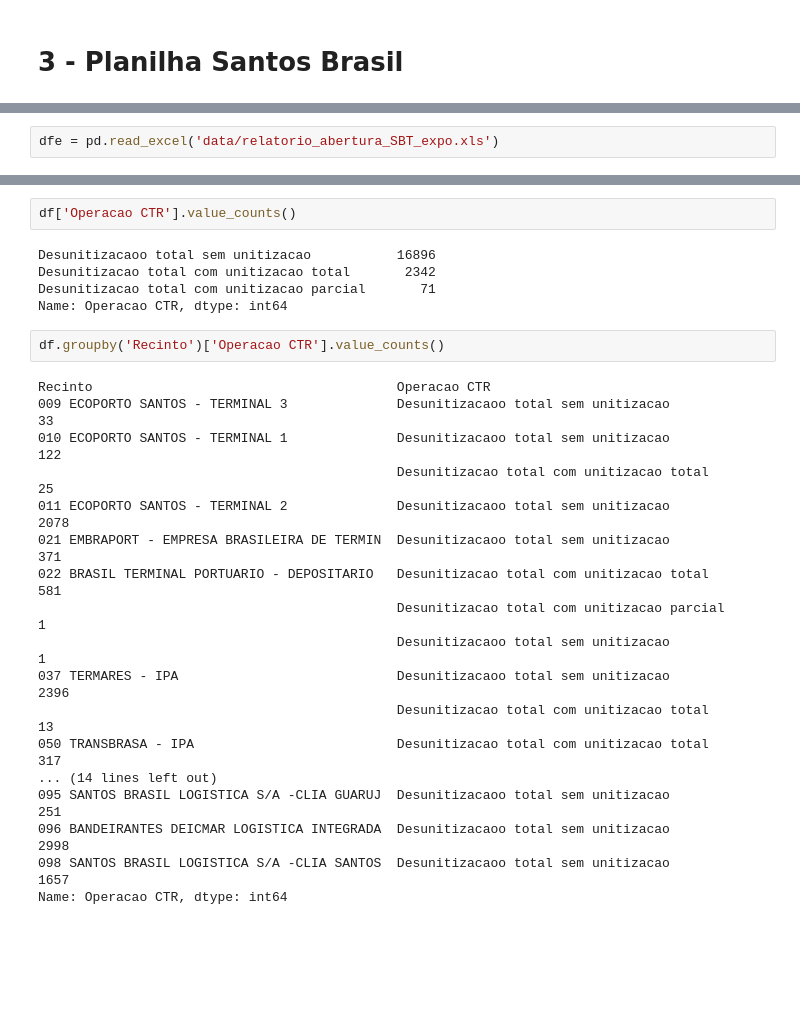
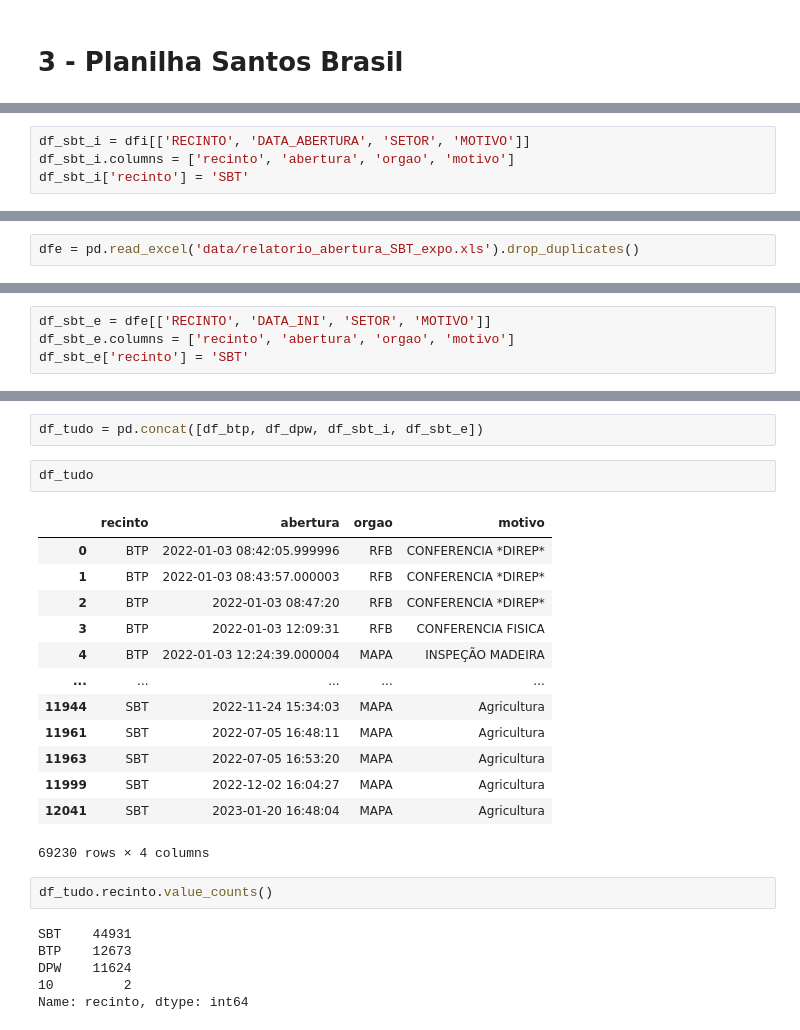
Before and after one commit to IvanBrasilico/bhadrasana2, a Jupyter notebook: notebooks/Relatório de aberturas.ipynb, the cells around one changed output, grey strips where cells are left out. Saved outputs shown, nothing was run; the diff lists cells and outputs as text; blank space fills up the shorter version.

```diff
--- a/notebooks/Relatório de aberturas.ipynb
+++ b/notebooks/Relatório de aberturas.ipynb
@@ -112,3 +128,7 @@ dfi.head()
 | 2 | 8931356 | Desova Armazém | DESPACH | 1.522050e+14 | 202200863950 | 5004004 | SEKU4346206 | 00018 2022 | CAP SAN AUGUSTIN | ... |
 | 3 | 8931356 | Agricultura | MAPA | 1.522050e+14 | 202201124620 | 5005109 | MSKU6676148 | 00115 2022 | MAERSK LAVRAS | ... |
 | 4 | 8931356 | Desova Armazém | DESPACH | 1.521053e+14 | 202203770243 | 4997417 | PCIU1939117 | 04924 2021 | YM TRUST | ... |
+# %%
+df_sbt_i = dfi[['RECINTO', 'DATA_ABERTURA', 'SETOR', 'MOTIVO']]
+df_sbt_i.columns = ['recinto', 'abertura', 'orgao', 'motivo']
+df_sbt_i['recinto'] = 'SBT'
@@ -140,7 +166,7 @@ EB             5
 INMETRO        3
 Name: SETOR, dtype: int64
 # %%
-dfe = pd.read_excel('data/relatorio_abertura_SBT_expo.xls')
+dfe = pd.read_excel('data/relatorio_abertura_SBT_expo.xls').drop_duplicates()
 # %%
 dfe.head()
 # %% [output]
@@ -150,3 +176,7 @@ dfe.head()
 | 2 | 8931356 | Agricultura | MAPA | 22BR0003642257 | MNBU3144258 | CAP SAN ANTONIO | 22/0172 | 0250087,MLBR2379504 | MLBR2175925 | ... |
 | 3 | 8931356 | Agricultura | MAPA | 22BR0009763552 | MSWU0002822 | CAP SAN MARCO | 22/0873 | 001832,0274304,MLBR2628206 | AMC000186 | ... |
 | 4 | 8931356 | Agricultura | MAPA | 22BR0009750000 | SUDU6770517 | CAP SAN MARCO | 22/0873 | 0273242,MLBR2368891 | AMC000121 | ... |
+# %%
+df_sbt_e = dfe[['RECINTO', 'DATA_INI', 'SETOR', 'MOTIVO']]
+df_sbt_e.columns = ['recinto', 'abertura', 'orgao', 'motivo']
+df_sbt_e['recinto'] = 'SBT'
@@ -211,27 +211,26 @@ df.head()
-# %%
-df['Operacao CTR'].value_counts()
-# %% [output]
-Desunitizacaoo total sem unitizacao           16896
-Desunitizacao total com unitizacao total       2342
-Desunitizacao total com unitizacao parcial       71
-Name: Operacao CTR, dtype: int64
-# %%
-df.groupby('Recinto')['Operacao CTR'].value_counts()
-# %% [output]
-Recinto                                       Operacao CTR
-009 ECOPORTO SANTOS - TERMINAL 3              Desunitizacaoo total sem unitizacao             33
-010 ECOPORTO SANTOS - TERMINAL 1              Desunitizacaoo total sem unitizacao            122
-                                              Desunitizacao total com unitizacao total        25
-011 ECOPORTO SANTOS - TERMINAL 2              Desunitizacaoo total sem unitizacao           2078
-021 EMBRAPORT - EMPRESA BRASILEIRA DE TERMIN  Desunitizacaoo total sem unitizacao            371
-022 BRASIL TERMINAL PORTUARIO - DEPOSITARIO   Desunitizacao total com unitizacao total       581
-                                              Desunitizacao total com unitizacao parcial       1
-                                              Desunitizacaoo total sem unitizacao              1
-037 TERMARES - IPA                            Desunitizacaoo total sem unitizacao           2396
-                                              Desunitizacao total com unitizacao total        13
-050 TRANSBRASA - IPA                          Desunitizacao total com unitizacao total       317
-... (14 lines left out)
-095 SANTOS BRASIL LOGISTICA S/A -CLIA GUARUJ  Desunitizacaoo total sem unitizacao            251
-096 BANDEIRANTES DEICMAR LOGISTICA INTEGRADA  Desunitizacaoo total sem unitizacao           2998
-098 SANTOS BRASIL LOGISTICA S/A -CLIA SANTOS  Desunitizacaoo total sem unitizacao           1657
-Name: Operacao CTR, dtype: int64
+# %%
+df_tudo = pd.concat([df_btp, df_dpw, df_sbt_i, df_sbt_e])
+# %%
+df_tudo
+# %% [output]
+|  | recinto | abertura | orgao | motivo |
+| 0 | BTP | 2022-01-03 08:42:05.999996 | RFB | CONFERENCIA *DIREP* |
+| 1 | BTP | 2022-01-03 08:43:57.000003 | RFB | CONFERENCIA *DIREP* |
+| 2 | BTP | 2022-01-03 08:47:20 | RFB | CONFERENCIA *DIREP* |
+| 3 | BTP | 2022-01-03 12:09:31 | RFB | CONFERENCIA FISICA |
+| 4 | BTP | 2022-01-03 12:24:39.000004 | MAPA | INSPEÇÃO MADEIRA |
+| ... | ... | ... | ... | ... |
+| 11944 | SBT | 2022-11-24 15:34:03 | MAPA | Agricultura |
+| 11961 | SBT | 2022-07-05 16:48:11 | MAPA | Agricultura |
+| 11963 | SBT | 2022-07-05 16:53:20 | MAPA | Agricultura |
+| 11999 | SBT | 2022-12-02 16:04:27 | MAPA | Agricultura |
+| 12041 | SBT | 2023-01-20 16:48:04 | MAPA | Agricultura |
+69230 rows × 4 columns
+# %%
+df_tudo.recinto.value_counts()
+# %% [output]
+SBT    44931
+BTP    12673
+DPW    11624
+10         2
+Name: recinto, dtype: int64
```
Also changed, not shown: parts of 20 cells of this notebook, 9 other files.
